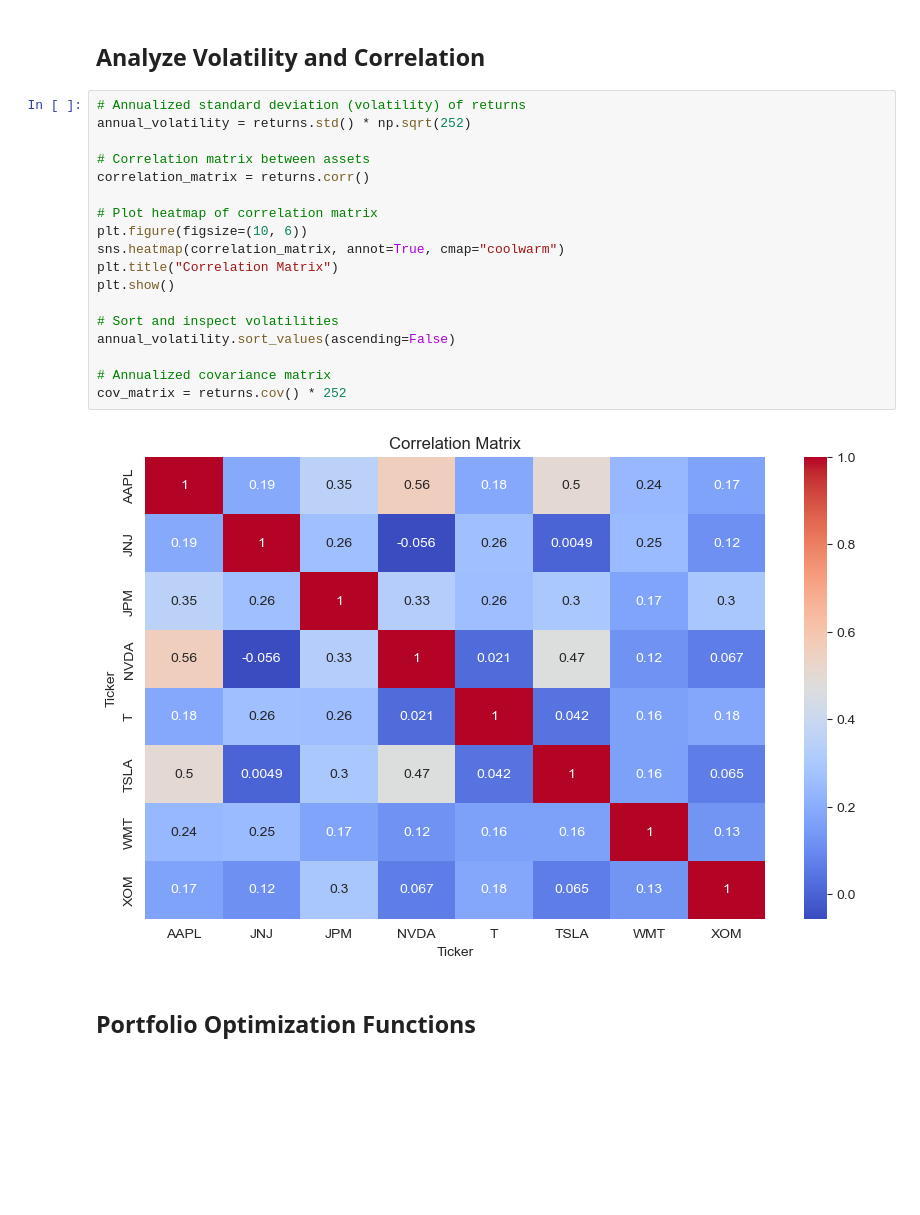
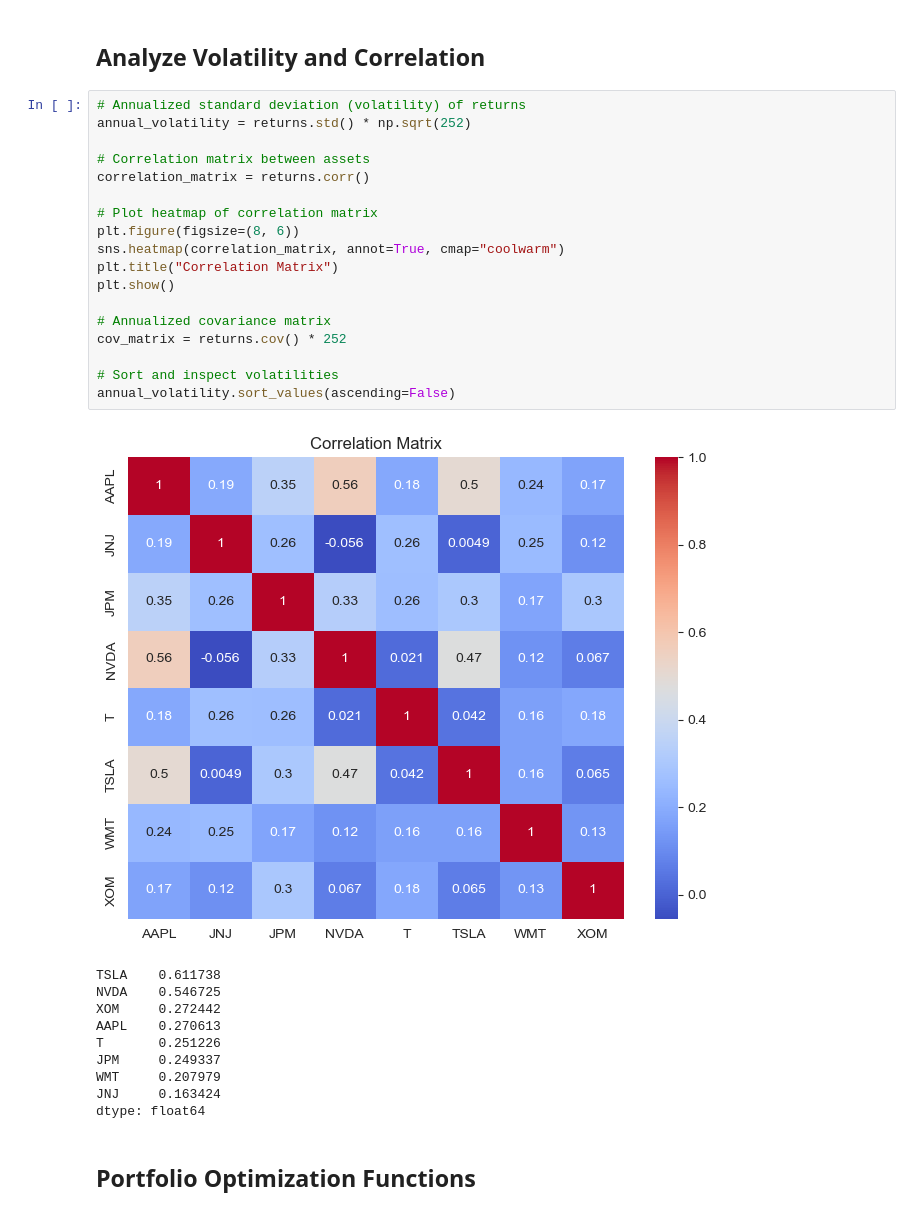
Before and after one commit to debanjan-cosmo/Quant_Finance_Erdos_Summer_2025, a Jupyter notebook: Mini_Projects/01_Portfolio_Optimization_Risk_Return_Analysis.ipynb.ipynb, the cells around one changed output. Saved outputs shown, nothing was run; the diff lists cells and outputs as text; blank space fills up the shorter version.

```diff
--- a/Mini_Projects/01_Portfolio_Optimization_Risk_Return_Analysis.ipynb.ipynb
+++ b/Mini_Projects/01_Portfolio_Optimization_Risk_Return_Analysis.ipynb.ipynb
@@ -80,23 +78,32 @@ plt.show()
 # %%
 # Annualized standard deviation (volatility) of returns
 annual_volatility = returns.std() * np.sqrt(252)
 
 # Correlation matrix between assets
 correlation_matrix = returns.corr()
 
 # Plot heatmap of correlation matrix
-plt.figure(figsize=(10, 6))
+plt.figure(figsize=(8, 6))
 sns.heatmap(correlation_matrix, annot=True, cmap="coolwarm")
 plt.title("Correlation Matrix")
 plt.show()
 
+# Annualized covariance matrix
+cov_matrix = returns.cov() * 252
+
 # Sort and inspect volatilities
 annual_volatility.sort_values(ascending=False)
-
-# Annualized covariance matrix
-cov_matrix = returns.cov() * 252
 # %% [output]
-[figure, old version]
+[figure, new version]
+TSLA    0.611738
+NVDA    0.546725
+XOM     0.272442
+AAPL    0.270613
+T       0.251226
+JPM     0.249337
+WMT     0.207979
+JNJ     0.163424
+dtype: float64
 # %% [markdown]
 ## Portfolio Optimization Functions
 # %%
```
Also changed, not shown: parts of 10 cells of this notebook, 12 other files.
